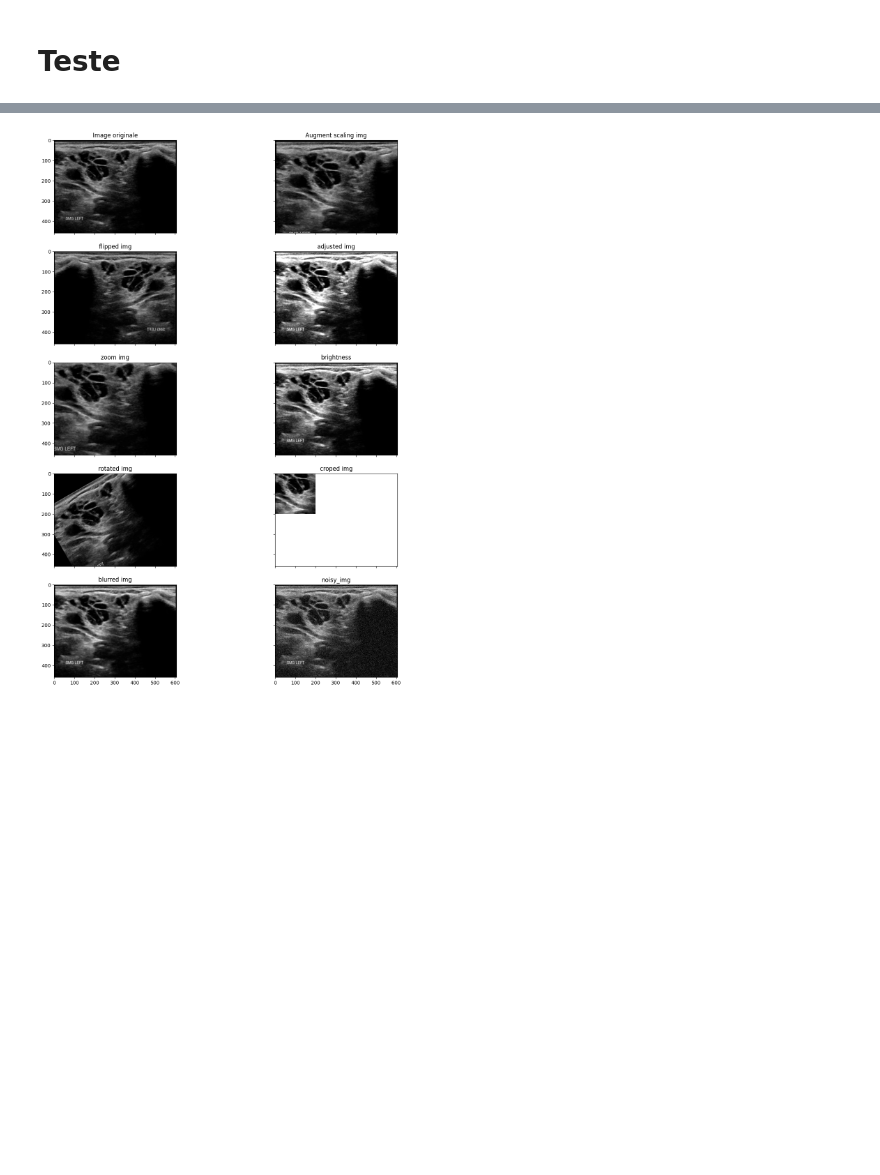
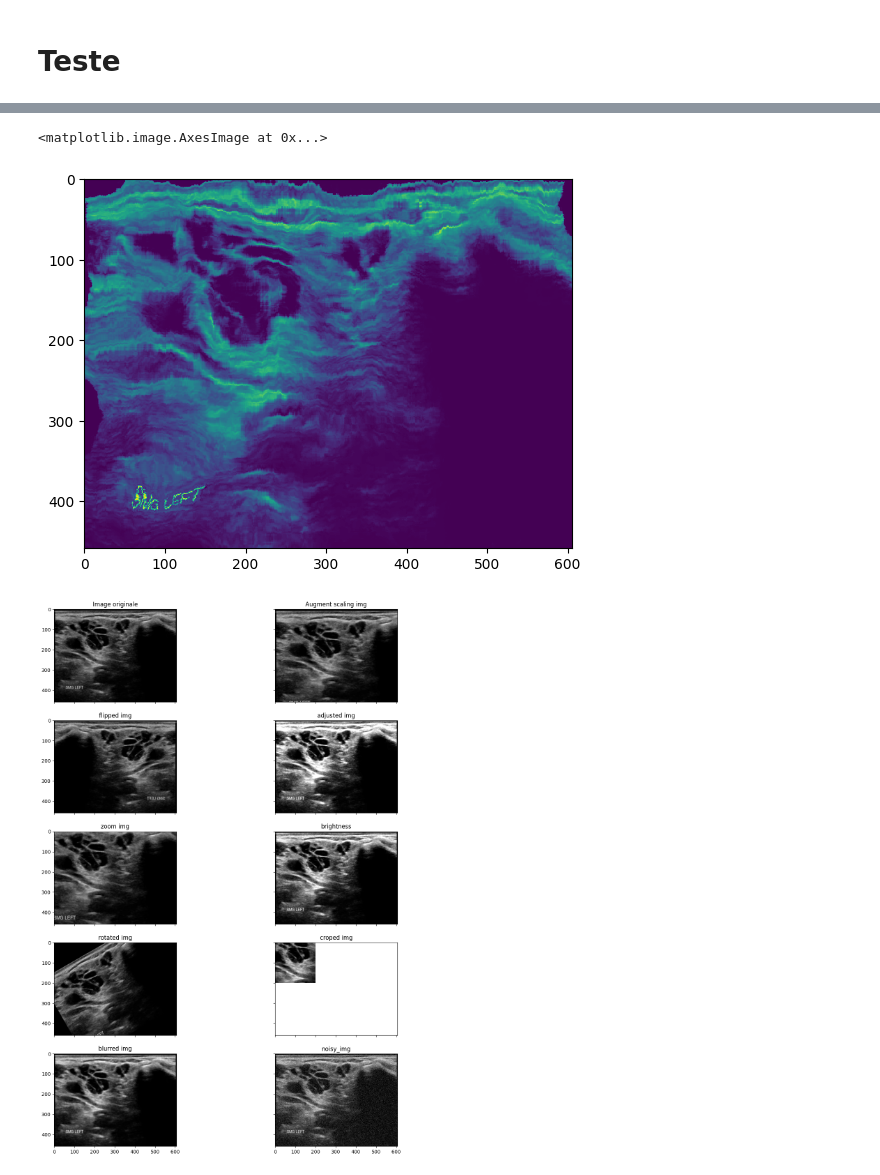
Before and after one commit to nou321/PFE_Nour, a Jupyter notebook: Augmentation_Methods.ipynb, the cells around one changed output, grey strips where cells are left out. Cells and saved outputs as stored; diff of their text form; code cells hidden in the pictures; blank space fills up the shorter version.

```diff
--- a/Augmentation_Methods.ipynb
+++ b/Augmentation_Methods.ipynb
@@ -212,6 +239,31 @@ def get_image_data_generator(directory_path, target_size=(224, 224), batch_size=
     )
 
     return image_data_generator
+# %%
+import imgaug.augmenters as iaa
+import numpy as np
+
+def elastic_distortion(img, alpha=40, sigma=5, random_state=None):
+    """
+    Applique la transformation de distorsion élastique (Elastic Distortion) à une image.
+
+    Arguments:
+    img -- tableau NumPy représentant l'image d'origine.
+    alpha -- intensité de la distorsion élastique.
+    sigma -- taille du filtre gaussien utilisé pour lisser la distorsion.
+    random_state -- objet RandomState pour assurer la reproductibilité.
+
+    Retourne:
+    Image Object représentant l'image transformée.
+    """
+    np_image = np.array(img)
+    # Créer un objet augmenteur pour la transformation de distorsion élastique
+    augmenter = iaa.ElasticTransformation(alpha=alpha, sigma=sigma, random_state=random_state)
+
+    # Appliquer la transformation à l'image
+    img_aug = augmenter.augment_image(np_image)
+
+    return Image.fromarray(img_aug)
 # %% [markdown]
 # Teste
 # %%
@@ -249,3 +342,10 @@ scale_img= augment_scaling(gray,1.2 )
+# %%
+distorted_image = elastic_distortion(gray, alpha=1000, sigma=30)
+# %%
+plt.imshow(distorted_image)
+# %% [output]
+<matplotlib.image.AxesImage at 0x...>
+[figure, added]
 # %%
 # Afficher l'image
 fig, ax = plt.subplots(5,2, sharex=True, sharey=True,figsize=(15,20))
```
Also changed, not shown: parts of 34 cells of this notebook.
